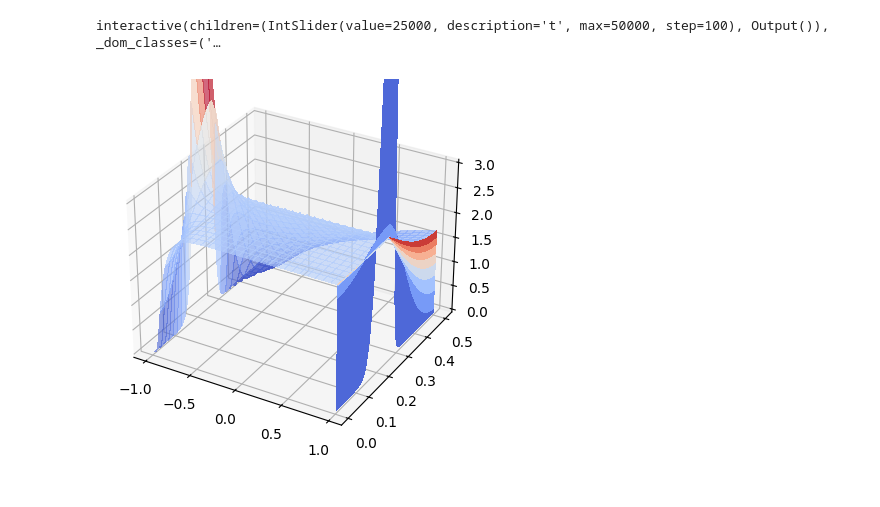
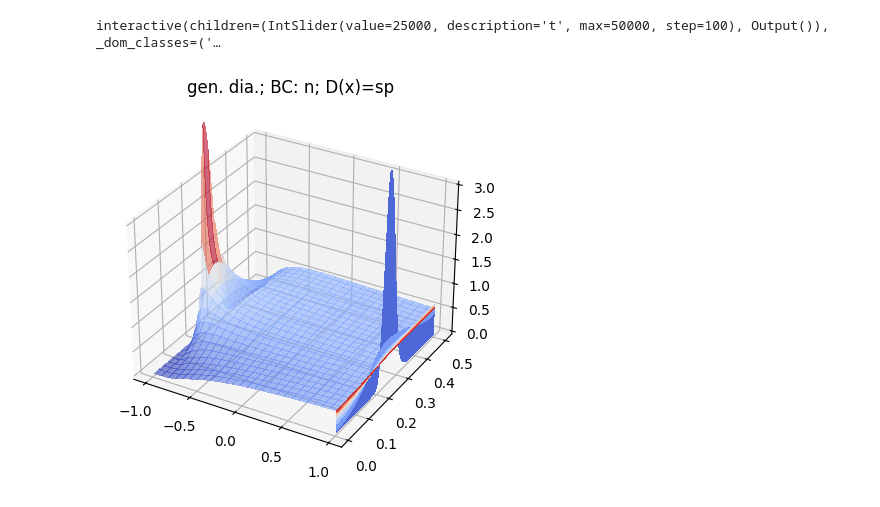
Before and after one commit to leonardlux/cp_1_2, a Jupyter notebook: t_2_09.ipynb, the cells around one changed output. Saved outputs shown, nothing was run; the diff lists cells and outputs as text; code cells hidden in the pictures.

Commit message:
Implemented simple and general solution (no diff.)

```diff
--- a/t_2_09.ipynb
+++ b/t_2_09.ipynb
@@ -34,8 +34,8 @@ importlib.reload(pl);
 # all combinations:
 boundary_conditions = ["neumann", "dirichlet"]
 distributions = ["dirac",]
-diags_gen = ["general"]
-d_func = ["constant", "step"]
+diags_gen = ["general","simpel"]
+d_func = ["constant", "step","special"]
 
 # Simulations
 U_sims = [
@@ -43,20 +43,14 @@ U_sims = [
     [],
 ]
 for dist in distributions:
-    for dia_g in diags_gen:
-        for d_f in d_func:
+    for d_f in d_func:
+        for dia_g in diags_gen:
             for i,bc in enumerate(boundary_conditions):
                 U_sims[i].append(sim.Simulation(
                         distribution       = dist,
                         diags_gen          = dia_g,
                         d_func             = d_f,
                         boundary_condition = bc,
+                        title = f"{dia_g[:3]}. dia.; BC: {bc[0]}; D(x)={d_f[:2]}"
                         ))
-for i,bc in enumerate(boundary_conditions):
-    U_sims[i].append(sim.Simulation(
-        distribution       = "dirac",
-        diags_gen          = "simpel",
-        d_func             = "constant",
-        boundary_condition = bc,
-        ))
 # %%
@@ -86,9 +89,9 @@ interactive(children=(IntSlider(value=25000, description='t', max=50000, step=10
 # %%
 import importlib
 importlib.reload(pl);
-pl.plot_3d(U_sims[0][1])
+pl.plot_3d(U_sims[0][4])
 # %% [output]
-[figure, old version]
+[figure, new version]
 # %%
 import numpy as np
 
```
Also changed, not shown: parts of 5 cells of this notebook, 9 other files.
